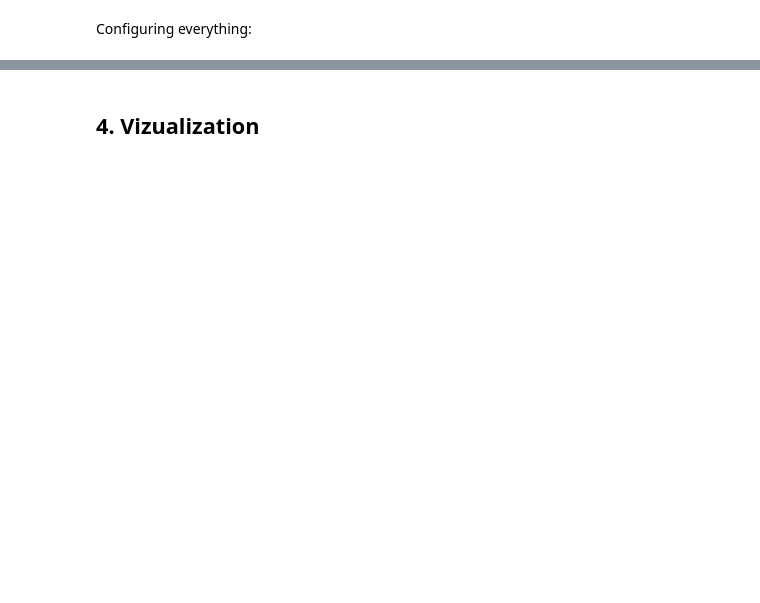
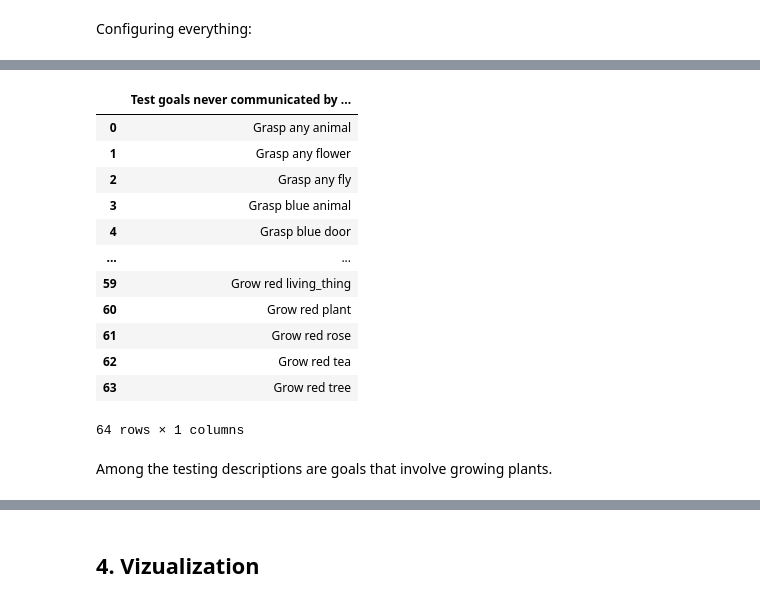
Before and after one commit to flowersteam/Imagine, a Jupyter notebook: IMAGINE.ipynb, the cells around one changed output, grey strips where cells are left out. Saved outputs shown, nothing was run; the diff lists cells and outputs as text; code cells hidden in the pictures; blank space fills up the shorter version.

```diff
--- a/IMAGINE.ipynb
+++ b/IMAGINE.ipynb
@@ -347 +406,19 @@ Dunno yet what we can show here. Maybe just a run towards a goal, and maybe the
+# %%
+pd.DataFrame(params['test_descriptions'],columns=['Test goals never communicated by the social partner'])
+# %% [output]
+|  | Test goals never communicated by ... |
+| 0 | Grasp any animal |
+| 1 | Grasp any flower |
+| 2 | Grasp any fly |
+| 3 | Grasp blue animal |
+| 4 | Grasp blue door |
+| ... | ... |
+| 59 | Grow red living_thing |
+| 60 | Grow red plant |
+| 61 | Grow red rose |
+| 62 | Grow red tea |
+| 63 | Grow red tree |
+64 rows × 1 columns
+# %% [markdown]
+Among the testing descriptions are goals that involve growing plants.
 # %%
```
Also changed, not shown: parts of 82 cells of this notebook, 1 other file.
